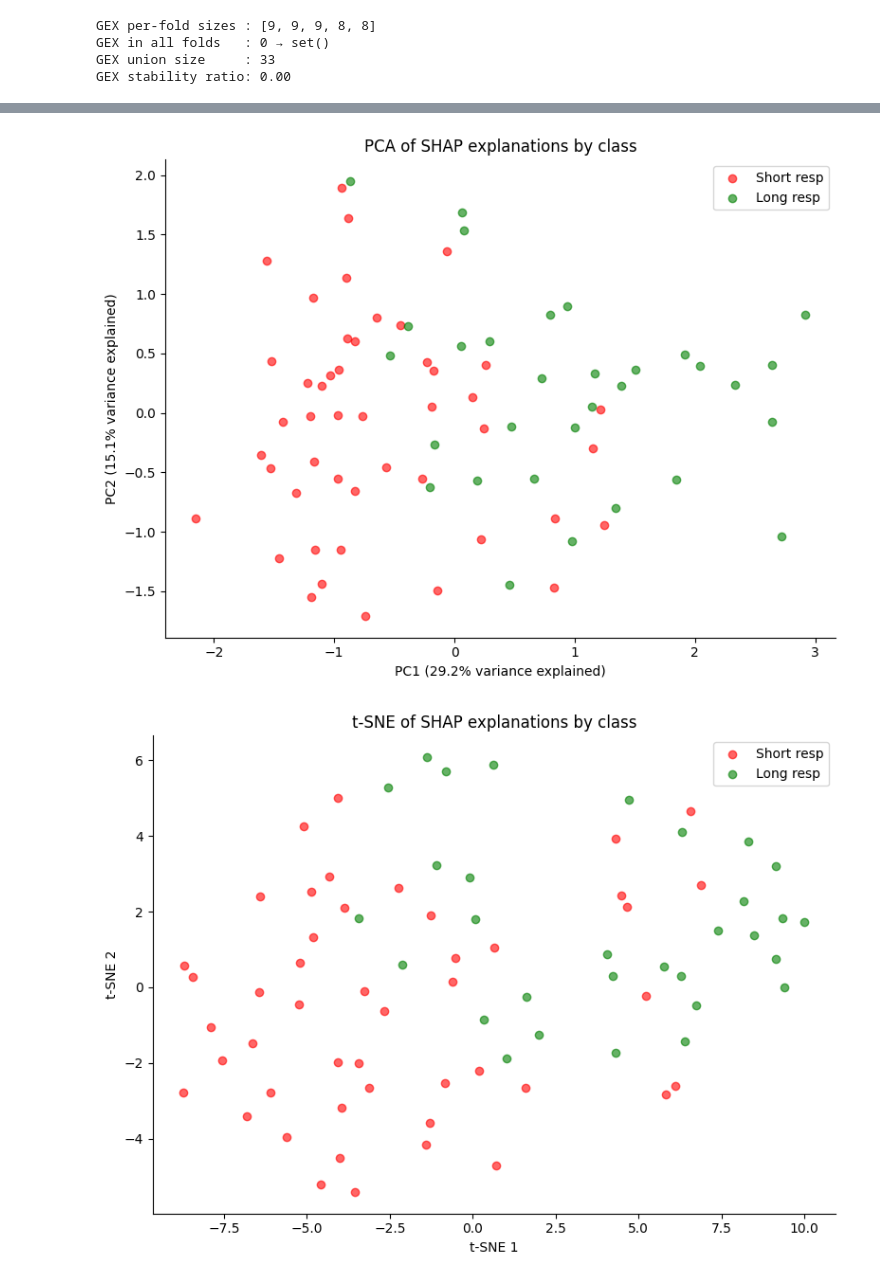
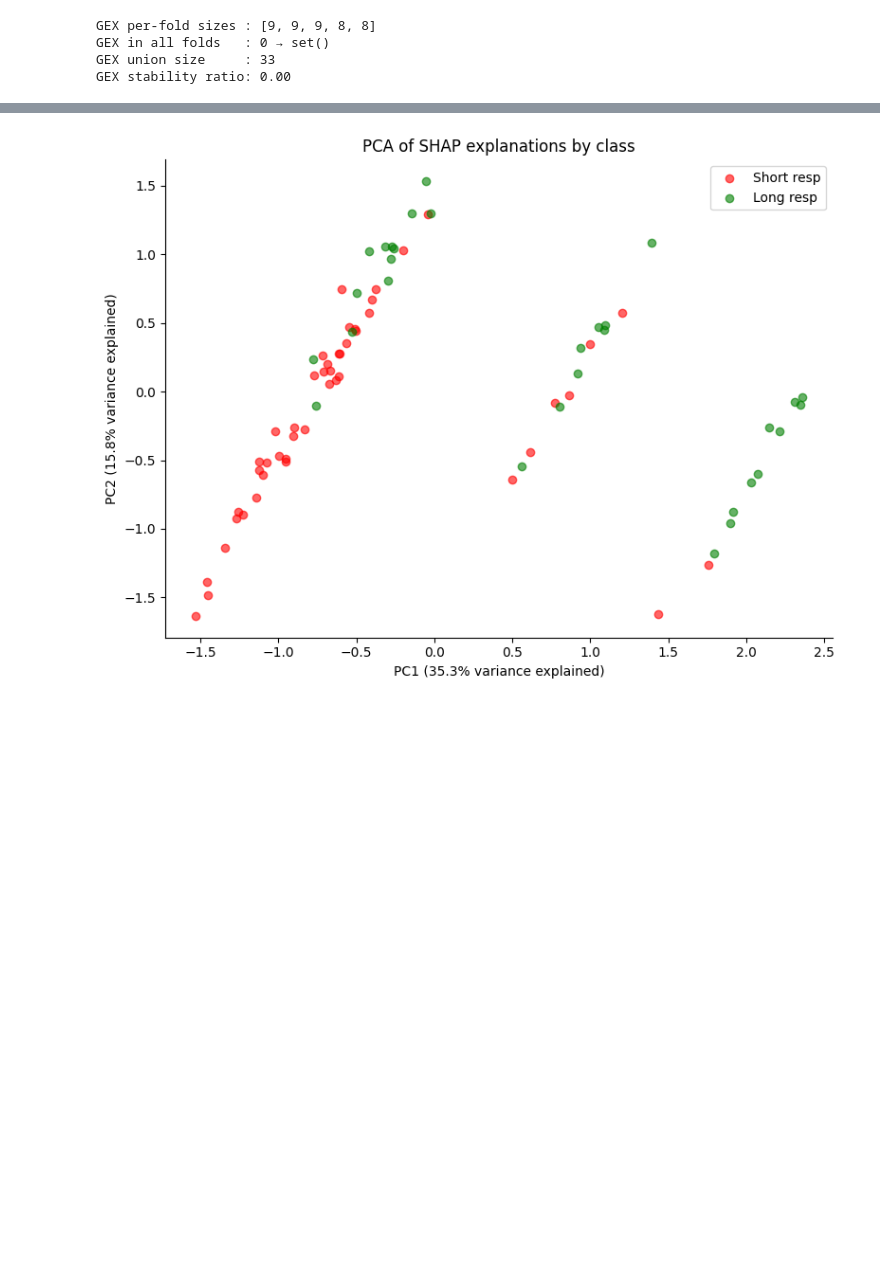
Before and after one commit to dinhhb/modeling_gene_expression, a Jupyter notebook: pipeline/4_generalized.ipynb, the cells around one changed output, grey strips where cells are left out. Cells and saved outputs as stored; diff of their text form; code cells hidden in the pictures; blank space fills up the shorter version.

```diff
--- a/pipeline/4_generalized.ipynb
+++ b/pipeline/4_generalized.ipynb
@@ -50,7 +56,7 @@ gex_mat.head()
 5 rows × 23387 columns
 # %%
 # Load clinical_gex
-clinical_gex = pd.read_csv(f"../dataset/created/clinical_gex.csv", low_memory=False)
+clinical_gex = pd.read_csv(f"../dataset/created/{pfs_dir}/clinical_gex{rna_suffix}.csv", low_memory=False)
 
 print(clinical_gex.shape)
 clinical_gex.head()
@@ -327,7 +333,8 @@ if BINARY_PFS == True:
         cv=skf,
         scoring=['roc_auc', 'f1'],
         return_train_score=True,
-        n_jobs=-1
+        n_jobs=-1,
+        return_estimator=True
     )
 
     print(f"Train ROC-AUC : {results['train_roc_auc'].mean():.3f} ± {results['train_roc_auc'].std():.3f}")
@@ -342,13 +349,14 @@ else:
         cv=skf,
         scoring=['roc_auc_ovo', 'f1_macro'],
         return_train_score=True,
-        n_jobs=-1
+        n_jobs=-1,
+        return_estimator=True
     )
 
     print(f"Train ROC-AUC (OVO): {results['train_roc_auc_ovo'].mean():.3f} ± {results['train_roc_auc_ovo'].std():.3f}")
     print(f"Train Macro F1     : {results['train_f1_macro'].mean():.3f} ± {results['train_f1_macro'].std():.3f}")
     print(f"Test ROC-AUC (OVO) : {results['test_roc_auc_ovo'].mean():.3f} ± {results['test_roc_auc_ovo'].std():.3f}")
-    print(f"Test Macro F1      : {results['test_f1_macro'].mean():.3f} ± {results['test_f1_macro'].std():.3f}")
+    print(f"Test Macro F1      : {results['test_f1_macro'].mean():.3f} ± {results['test_f1_macro'].std():.3f}\n")
 
     target_names = ['Short resp', 'Intermediate', 'Long resp']
 
@@ -518,18 +522,16 @@ GEX stability ratio: 0.00
 # %%
-full_pipe.fit(x, y)
+best_model = results["estimator"][4][-1]
 
 x_transformed = full_pipe[:-1].transform(x)  # x -> prep -> scaler
 
-# Recover feature names after RFE
+# Recover feature names after SelectKBest
 preprocessed_feature_names = full_pipe['preprocess'].get_feature_names_out()
-# selected_mask = full_pipe['selection'].support_
-# feature_names = preprocessed_feature_names[selected_mask]
 feature_names = preprocessed_feature_names
 
-explainer = shap.LinearExplainer(full_pipe['clf'], x_transformed)
+explainer = shap.LinearExplainer(best_model, x_transformed)
 shap_values = explainer(x_transformed)
 shap_values.feature_names = feature_names.tolist()
 
-shap.summary_plot(shap_values, x_transformed, feature_names=feature_names, max_display=10)
+shap.summary_plot(shap_values, x_transformed, feature_names=feature_names, max_display=15)
 x_transformed.shape
 # %% [output]
@@ -561,44 +563,43 @@ def plot_shap_reduction(sv_2d, y_arr, method_name="PCA", var=None):
 
     if var is not None:
         ax.set_xlabel(f"PC1 ({var[0]:.1%} variance explained)")
         ax.set_ylabel(f"PC2 ({var[1]:.1%} variance explained)")
     else:
         ax.set_xlabel(f"{method_name} 1")
         ax.set_ylabel(f"{method_name} 2")
 
     ax.set_title(f"{method_name} of SHAP explanations by class")
     ax.legend()
     ax.spines[["top", "right"]].set_visible(False)
     plt.tight_layout()
     plt.show()
 
 y_arr = np.array(y)
 
 # For multiclass SHAP, values are (n_samples, n_features, n_classes) — flatten to 2D
 if BINARY_PFS:
     sv_input = shap_values.values                              # already (n_samples, n_features)
 else:
     sv_input = shap_values.values.reshape(len(y_arr), -1)     # (n_samples, n_features * n_classes)
 
 # PCA — pass explained variance
 pca = PCA(n_components=2)
 sv_2d = pca.fit_transform(sv_input)
 plot_shap_reduction(sv_2d, y_arr, method_name="PCA", var=pca.explained_variance_ratio_)
 
-# t-SNE
-tsne = TSNE(n_components=2, perplexity=20, random_state=42)
-sv_2d = tsne.fit_transform(sv_input)
-plot_shap_reduction(sv_2d, y_arr, method_name="t-SNE")
+# # t-SNE
+# tsne = TSNE(n_components=2, perplexity=20, random_state=42)
+# sv_2d = tsne.fit_transform(sv_input)
+# plot_shap_reduction(sv_2d, y_arr, method_name="t-SNE")
 
-# UMAP
-u_map = umap.UMAP(n_components=2, random_state=42)
-sv_2d = u_map.fit_transform(sv_input)
-plot_shap_reduction(sv_2d, y_arr, method_name="UMAP")
+# # UMAP
+# u_map = umap.UMAP(n_components=2, random_state=42)
+# sv_2d = u_map.fit_transform(sv_input)
+# plot_shap_reduction(sv_2d, y_arr, method_name="UMAP")
 
-# PaCMAP
-pac_map = pacmap.PaCMAP(n_components=2, random_state=42)
-sv_2d = pac_map.fit_transform(sv_input)
-plot_shap_reduction(sv_2d, y_arr, method_name="PaCMAP")
+# # PaCMAP
+# pac_map = pacmap.PaCMAP(n_components=2, random_state=42)
+# sv_2d = pac_map.fit_transform(sv_input)
+# plot_shap_reduction(sv_2d, y_arr, method_name="PaCMAP")
 # %% [output]
-[figure, old version]
+[figure, new version]
-[figure, removed]
```
Also changed, not shown: parts of 12 cells of this notebook, 13 other files.
